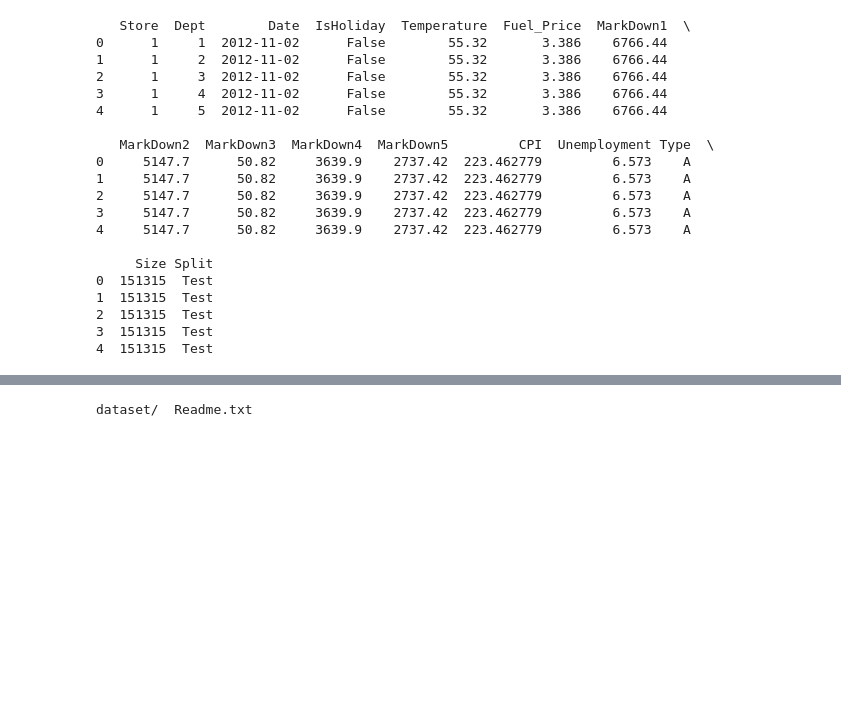
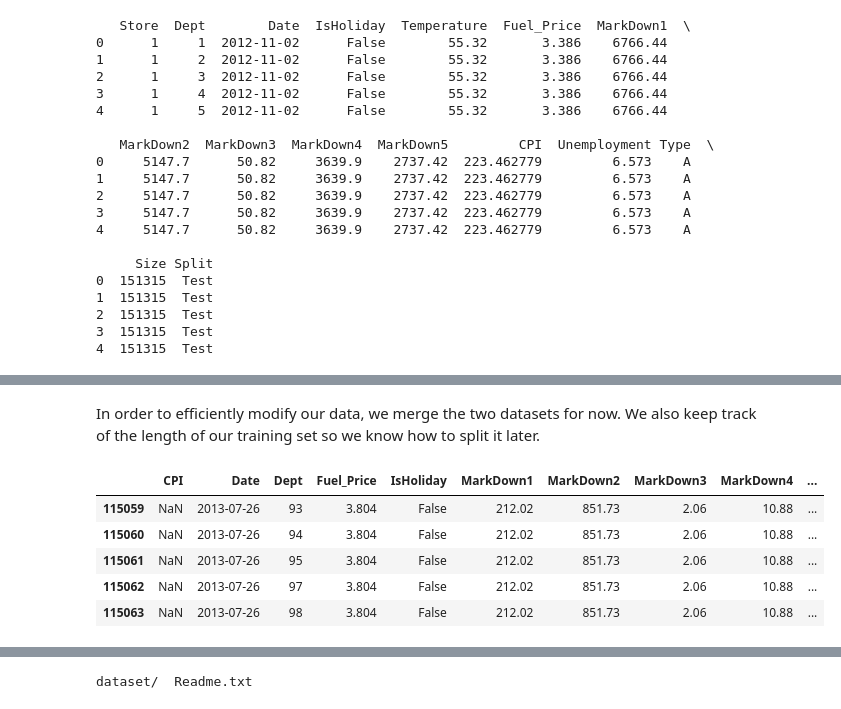
Before and after one commit to bitaller/walmart, a Jupyter notebook: walmart.ipynb, the cells around one changed output, grey strips where cells are left out. Cells and saved outputs as stored; diff of their text form; code cells hidden in the pictures; blank space fills up the shorter version.

```diff
--- a/walmart.ipynb
+++ b/walmart.ipynb
@@ -169,0 +156,13 @@ rm -rf walmart
+# %% [markdown]
+In order to efficiently modify our data, we merge the two datasets for now. We also keep track of the length of our training set so we know how to split it later.
+# %%
+t_len = len(train) # Get number of training examples
+df = pd.concat([train,test],axis=0) # Join train and test
+df.tail() # Get an overview of the data
+# %% [output]
+|  | CPI | Date | Dept | Fuel_Price | IsHoliday | MarkDown1 | MarkDown2 | MarkDown3 | MarkDown4 | ... |
+| 115059 | NaN | 2013-07-26 | 93 | 3.804 | False | 212.02 | 851.73 | 2.06 | 10.88 | ... |
+| 115060 | NaN | 2013-07-26 | 94 | 3.804 | False | 212.02 | 851.73 | 2.06 | 10.88 | ... |
+| 115061 | NaN | 2013-07-26 | 95 | 3.804 | False | 212.02 | 851.73 | 2.06 | 10.88 | ... |
+| 115062 | NaN | 2013-07-26 | 97 | 3.804 | False | 212.02 | 851.73 | 2.06 | 10.88 | ... |
+| 115063 | NaN | 2013-07-26 | 98 | 3.804 | False | 212.02 | 851.73 | 2.06 | 10.88 | ... |
```
Also changed, not shown: parts of 84 cells of this notebook.
